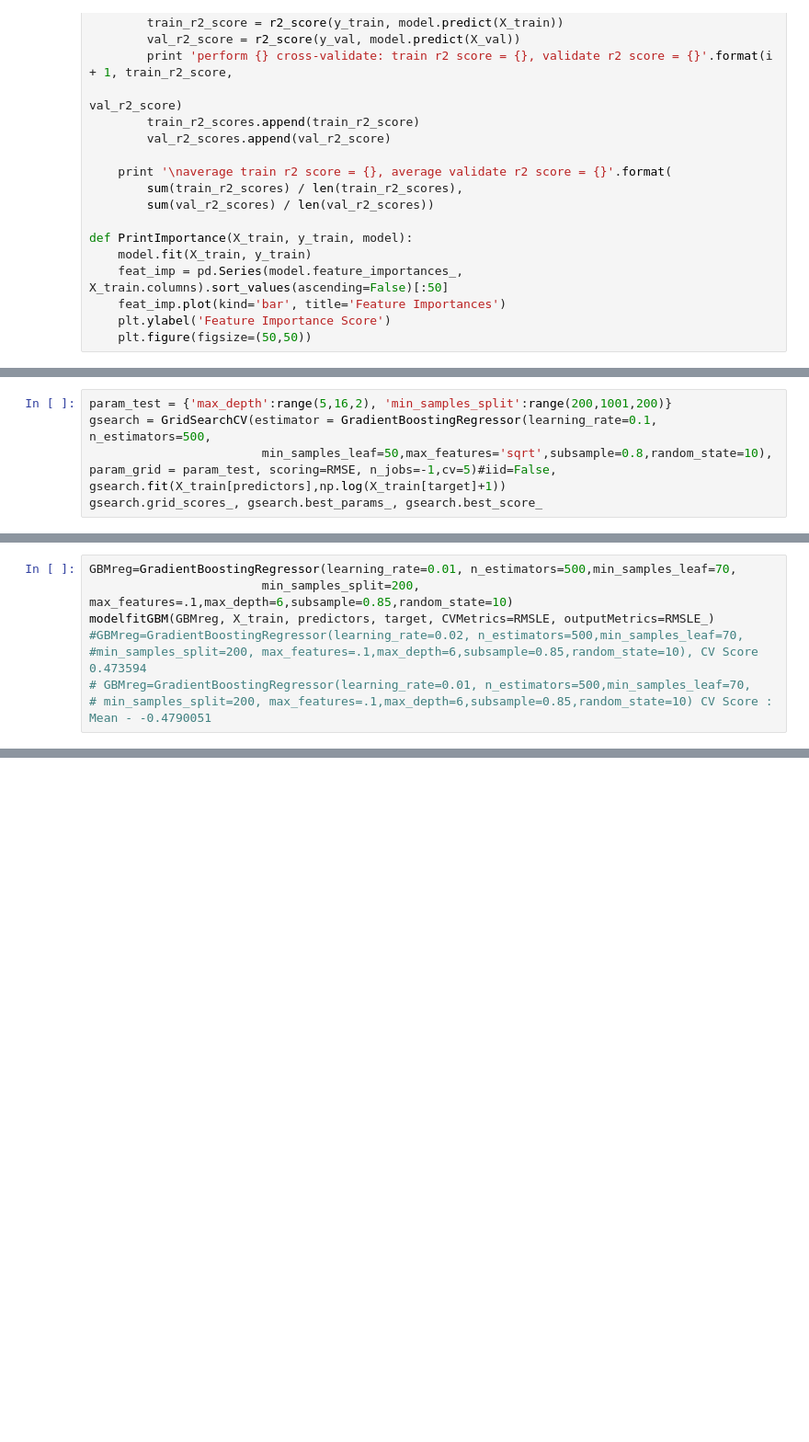
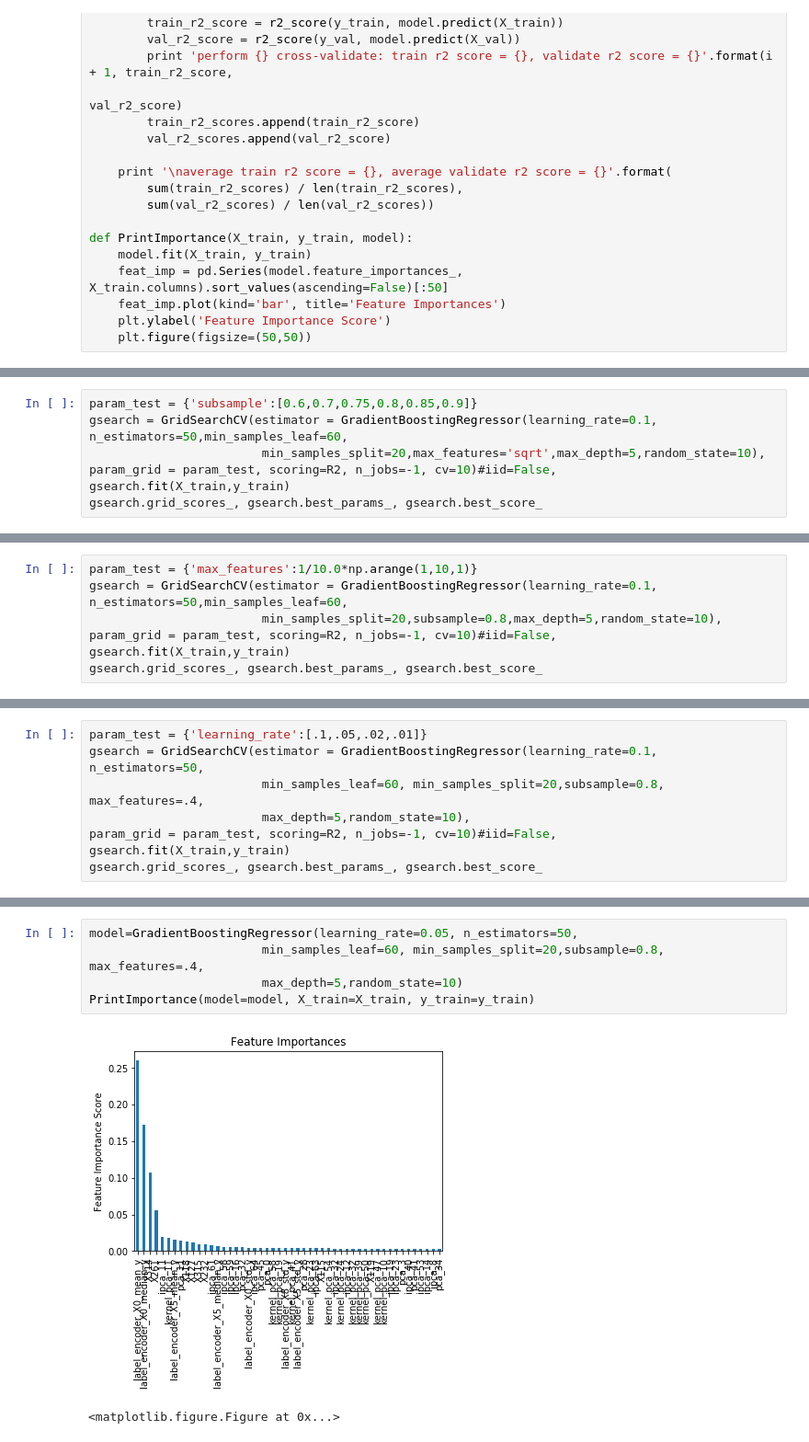
Before and after one commit to JCreeks/MercedesBenz, a Jupyter notebook: ML/model/GBMTuning.ipynb, the cells around one changed output, grey strips where cells are left out. Shown at 92% size. Drawn from its saved outputs; the diff is of its cells as text; blank space fills up the shorter version.

```diff
--- a/ML/model/GBMTuning.ipynb
+++ b/ML/model/GBMTuning.ipynb
@@ -142,0 +194,7 @@ gsearch.grid_scores_, gsearch.best_params_, gsearch.best_score_
+# %%
+param_test = {'subsample':[0.6,0.7,0.75,0.8,0.85,0.9]}
+gsearch = GridSearchCV(estimator = GradientBoostingRegressor(learning_rate=0.1, n_estimators=50,min_samples_leaf=60,
+                        min_samples_split=20,max_features='sqrt',max_depth=5,random_state=10),
+param_grid = param_test, scoring=R2, n_jobs=-1, cv=10)#iid=False,
+gsearch.fit(X_train,y_train)
+gsearch.grid_scores_, gsearch.best_params_, gsearch.best_score_
@@ -142,0 +210,7 @@ gsearch.grid_scores_, gsearch.best_params_, gsearch.best_score_
+# %%
+param_test = {'max_features':1/10.0*np.arange(1,10,1)}
+gsearch = GridSearchCV(estimator = GradientBoostingRegressor(learning_rate=0.1, n_estimators=50,min_samples_leaf=60,
+                        min_samples_split=20,subsample=0.8,max_depth=5,random_state=10),
+param_grid = param_test, scoring=R2, n_jobs=-1, cv=10)#iid=False,
+gsearch.fit(X_train,y_train)
+gsearch.grid_scores_, gsearch.best_params_, gsearch.best_score_
@@ -143,8 +239,9 @@ gsearch.grid_scores_, gsearch.best_params_, gsearch.best_score_
 # %%
-param_test = {'max_depth':range(5,16,2), 'min_samples_split':range(200,1001,200)}
-gsearch = GridSearchCV(estimator = GradientBoostingRegressor(learning_rate=0.1, n_estimators=500,
-                        min_samples_leaf=50,max_features='sqrt',subsample=0.8,random_state=10),
-param_grid = param_test, scoring=RMSE, n_jobs=-1,cv=5)#iid=False,
-gsearch.fit(X_train[predictors],np.log(X_train[target]+1))
+param_test = {'learning_rate':[.1,.05,.02,.01]}
+gsearch = GridSearchCV(estimator = GradientBoostingRegressor(learning_rate=0.1, n_estimators=50,
+                        min_samples_leaf=60, min_samples_split=20,subsample=0.8, max_features=.4,
+                        max_depth=5,random_state=10),
+param_grid = param_test, scoring=R2, n_jobs=-1, cv=10)#iid=False,
+gsearch.fit(X_train,y_train)
 gsearch.grid_scores_, gsearch.best_params_, gsearch.best_score_
 # %% [output]
@@ -248,8 +253,0 @@ gsearch.grid_scores_, gsearch.best_params_, gsearch.best_score_
-# %%
-GBMreg=GradientBoostingRegressor(learning_rate=0.01, n_estimators=500,min_samples_leaf=70,
-                        min_samples_split=200, max_features=.1,max_depth=6,subsample=0.85,random_state=10)
-modelfitGBM(GBMreg, X_train, predictors, target, CVMetrics=RMSLE, outputMetrics=RMSLE_)
-#GBMreg=GradientBoostingRegressor(learning_rate=0.02, n_estimators=500,min_samples_leaf=70,
-#min_samples_split=200, max_features=.1,max_depth=6,subsample=0.85,random_state=10), CV Score 0.473594
-# GBMreg=GradientBoostingRegressor(learning_rate=0.01, n_estimators=500,min_samples_leaf=70,
-# min_samples_split=200, max_features=.1,max_depth=6,subsample=0.85,random_state=10) CV Score : Mean - -0.4790051
@@ -262 +264,9 @@ CV Score : Mean - -0.4790051 | Std - 0.05864733 | Min - -0.5906774 | Max - -0.42
+# %%
+model=GradientBoostingRegressor(learning_rate=0.05, n_estimators=50,
+                        min_samples_leaf=60, min_samples_split=20,subsample=0.8, max_features=.4,
+                        max_depth=5,random_state=10)
+PrintImportance(model=model, X_train=X_train, y_train=y_train)
+# %% [output]
+[figure, added]
+<matplotlib.figure.Figure at 0x...>
 # %%
```
Also changed, not shown: parts of 20 cells of this notebook, 10 other files.
